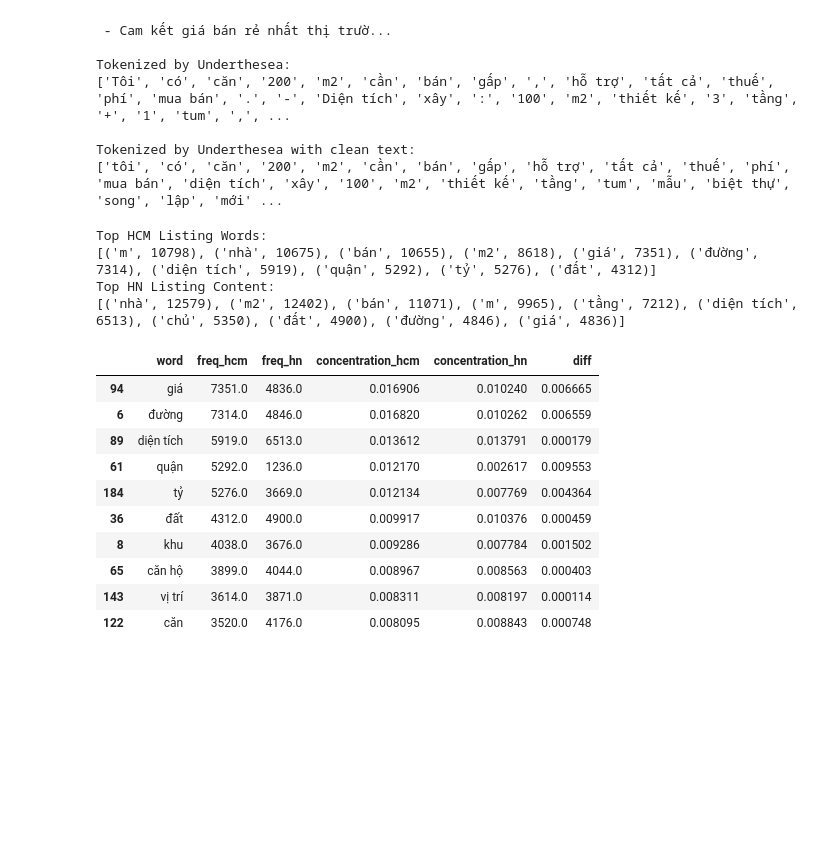
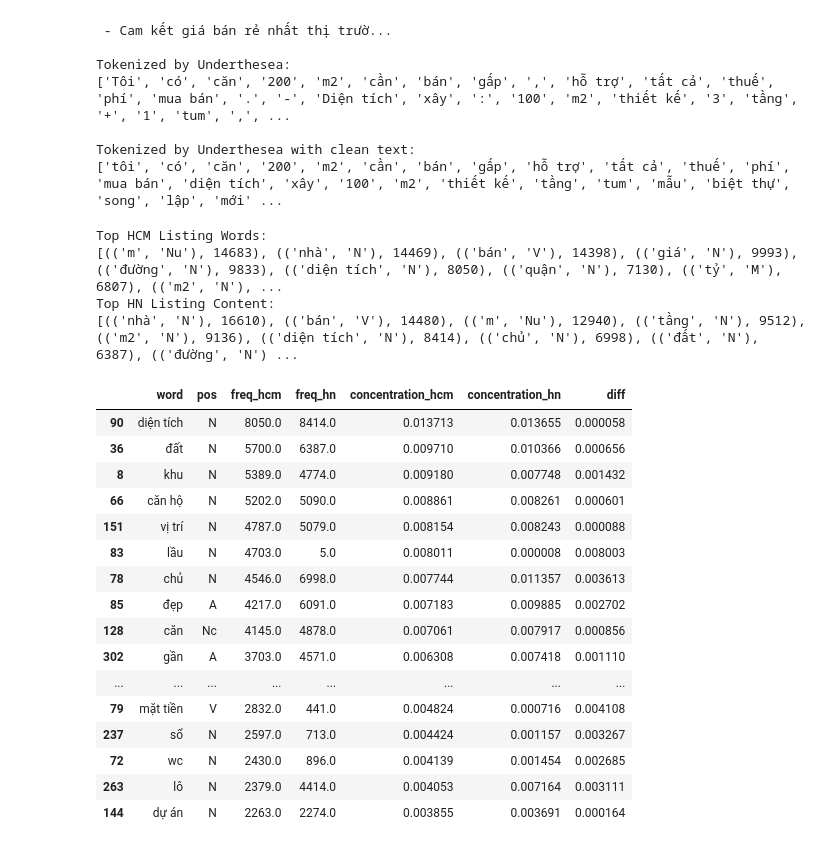
Before and after one commit to taidnguyen/scraper-batdongsan, a Jupyter notebook: analysis/trends.ipynb, the cells around one changed output. Saved outputs shown, nothing was run; the diff lists cells and outputs as text; code cells hidden in the pictures; blank space fills up the shorter version.

```diff
--- a/analysis/trends.ipynb
+++ b/analysis/trends.ipynb
@@ -397,9 +397,9 @@ def get_word_freq(df):
             text = clean_text(content.encode('latin1').decode('utf8')) #special decode
         except:
             text = clean_text(content) #some raw contents don't need decodes
-        for word in word_tokenize(text):
-            if word not in stopwords_viet:
-                word_freq[word] += 1
+        for word_pos in pos_tag(text):
+            if word_pos[0] not in stopwords_viet:
+                word_freq[word_pos] += 1
 
     return word_freq
 # %%
@@ -444,42 +444,50 @@ print("Top HCM Listing Words:\n{}\nTop HN Listing Content:\n{}\n".format(sorted(
                                                                          sorted(hn_words.items(), key=lambda item: item[1], reverse=True)[:10]))
 # %% [output]
 Top HCM Listing Words:
-[('m', 10798), ('nhà', 10675), ('bán', 10655), ('m2', 8618), ('giá', 7351), ('đường', 7314), ('diện tích', 5919), ('quận', 5292), ('tỷ', 5276), ('đất', 4312)]
+[(('m', 'Nu'), 14683), (('nhà', 'N'), 14469), (('bán', 'V'), 14398), (('giá', 'N'), 9993), (('đường', 'N'), 9833), (('diện tích', 'N'), 8050), (('quận', 'N'), 7130), (('tỷ', 'M'), 6807), (('m2', 'N'), ...
 Top HN Listing Content:
-[('nhà', 12579), ('m2', 12402), ('bán', 11071), ('m', 9965), ('tầng', 7212), ('diện tích', 6513), ('chủ', 5350), ('đất', 4900), ('đường', 4846), ('giá', 4836)]
+[(('nhà', 'N'), 16610), (('bán', 'V'), 14480), (('m', 'Nu'), 12940), (('tầng', 'N'), 9512), (('m2', 'N'), 9136), (('diện tích', 'N'), 8414), (('chủ', 'N'), 6998), (('đất', 'N'), 6387), (('đường', 'N') ...
 # %%
-hcm_words_df = pd.DataFrame([[k] + [v] for k, v in hcm_words.items()],
-                   columns=['word', 'freq'])
-hn_words_df = pd.DataFrame([[k] + [v] for k, v in hn_words.items()],
-                   columns=['word', 'freq'])
+hcm_words_df = pd.DataFrame([[k[0]] + [k[1]] + [v] for k, v in hcm_words.items()],
+                   columns=['word', 'pos', 'freq'])
+hn_words_df = pd.DataFrame([[k[0]] + [k[1]] + [v] for k, v in hn_words.items()],
+                   columns=['word', 'pos', 'freq'])
 
 # Merge and fill non matching words
 freq_df = pd.merge(left=hcm_words_df,
                    right=hn_words_df,
-                   how='outer', on='word',suffixes=("_hcm", "_hn"),copy=True).fillna(0)
+                   how='outer',
+                   on=['word', 'pos'],
+                   suffixes=("_hcm", "_hn"),copy=True).fillna(0)
 
 # Get word concentrations
 freq_df['concentration_hcm'] = freq_df['freq_hcm']/freq_df['freq_hcm'].sum()
 freq_df['concentration_hn']  = freq_df['freq_hn']/freq_df['freq_hn'].sum()
 freq_df['diff'] = np.abs(freq_df['concentration_hcm']-freq_df['concentration_hn'])
 
 # Remove some common
-exclude = ['m2', '2', 'm', 'nhà', 'bán', 'dt']
+exclude = ['m2', '2', 'm', 'bán', 'dt', 'nhà', 'giá', 'đường', 'quận', 'tỷ', 'pn']
 freq_df = freq_df[~freq_df['word'].isin(exclude)]
 
-freq_df.sort_values('concentration_hcm', ascending=False)[:10]
+freq_df.sort_values('concentration_hcm', ascending=False)[:20]
 # %% [output]
-|  | word | freq_hcm | freq_hn | concentration_hcm | concentration_hn | diff |
-| 94 | giá | 7351.0 | 4836.0 | 0.016906 | 0.010240 | 0.006665 |
-| 6 | đường | 7314.0 | 4846.0 | 0.016820 | 0.010262 | 0.006559 |
-| 89 | diện tích | 5919.0 | 6513.0 | 0.013612 | 0.013791 | 0.000179 |
-| 61 | quận | 5292.0 | 1236.0 | 0.012170 | 0.002617 | 0.009553 |
-| 184 | tỷ | 5276.0 | 3669.0 | 0.012134 | 0.007769 | 0.004364 |
-| 36 | đất | 4312.0 | 4900.0 | 0.009917 | 0.010376 | 0.000459 |
-| 8 | khu | 4038.0 | 3676.0 | 0.009286 | 0.007784 | 0.001502 |
-| 65 | căn hộ | 3899.0 | 4044.0 | 0.008967 | 0.008563 | 0.000403 |
-| 143 | vị trí | 3614.0 | 3871.0 | 0.008311 | 0.008197 | 0.000114 |
-| 122 | căn | 3520.0 | 4176.0 | 0.008095 | 0.008843 | 0.000748 |
+|  | word | pos | freq_hcm | freq_hn | concentration_hcm | concentration_hn | diff |
+| 90 | diện tích | N | 8050.0 | 8414.0 | 0.013713 | 0.013655 | 0.000058 |
+| 36 | đất | N | 5700.0 | 6387.0 | 0.009710 | 0.010366 | 0.000656 |
+| 8 | khu | N | 5389.0 | 4774.0 | 0.009180 | 0.007748 | 0.001432 |
+| 66 | căn hộ | N | 5202.0 | 5090.0 | 0.008861 | 0.008261 | 0.000601 |
+| 151 | vị trí | N | 4787.0 | 5079.0 | 0.008154 | 0.008243 | 0.000088 |
+| 83 | lầu | N | 4703.0 | 5.0 | 0.008011 | 0.000008 | 0.008003 |
+| 78 | chủ | N | 4546.0 | 6998.0 | 0.007744 | 0.011357 | 0.003613 |
+| 85 | đẹp | A | 4217.0 | 6091.0 | 0.007183 | 0.009885 | 0.002702 |
+| 128 | căn | Nc | 4145.0 | 4878.0 | 0.007061 | 0.007917 | 0.000856 |
+| 302 | gần | A | 3703.0 | 4571.0 | 0.006308 | 0.007418 | 0.001110 |
+| ... | ... | ... | ... | ... | ... | ... | ... |
+| 79 | mặt tiền | V | 2832.0 | 441.0 | 0.004824 | 0.000716 | 0.004108 |
+| 237 | sổ | N | 2597.0 | 713.0 | 0.004424 | 0.001157 | 0.003267 |
+| 72 | wc | N | 2430.0 | 896.0 | 0.004139 | 0.001454 | 0.002685 |
+| 263 | lô | N | 2379.0 | 4414.0 | 0.004053 | 0.007164 | 0.003111 |
+| 144 | dự án | N | 2263.0 | 2274.0 | 0.003855 | 0.003691 | 0.000164 |
 # %%
 plttext_dict = dict(zip(freq_df['word'], zip(freq_df['concentration_hcm'], freq_df['concentration_hn'])))
 plttext= ['thiết kế', 'view', 'mặt tiền', 'kinh doanh', 'tiện ích',
```
Also changed, not shown: parts of 16 cells of this notebook.
